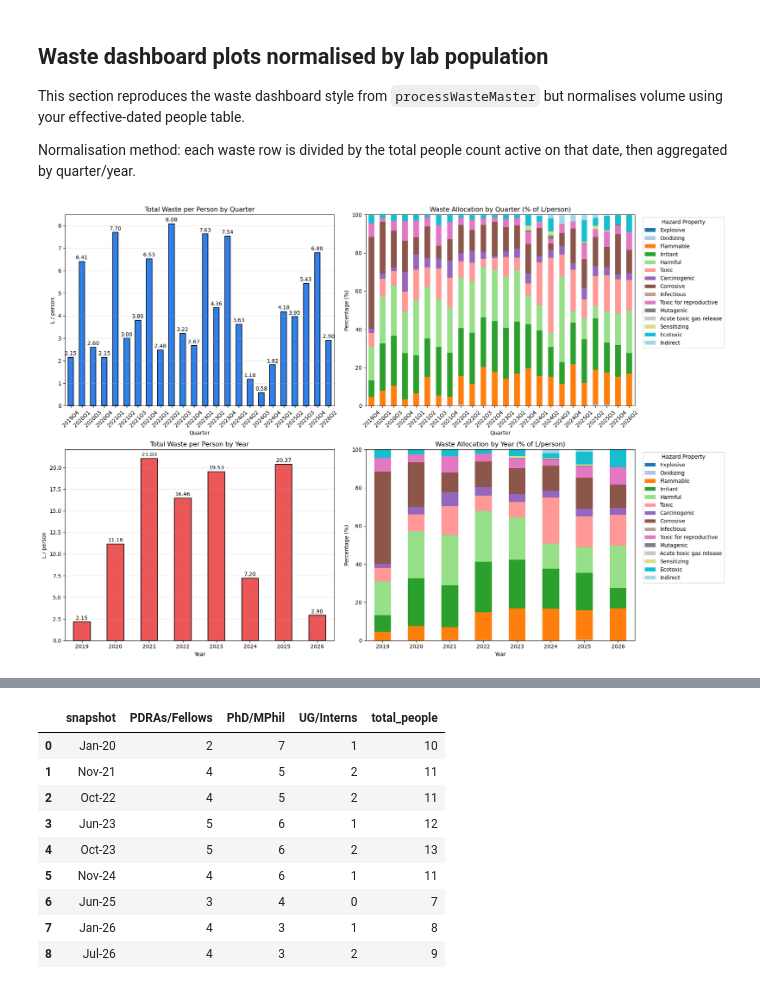
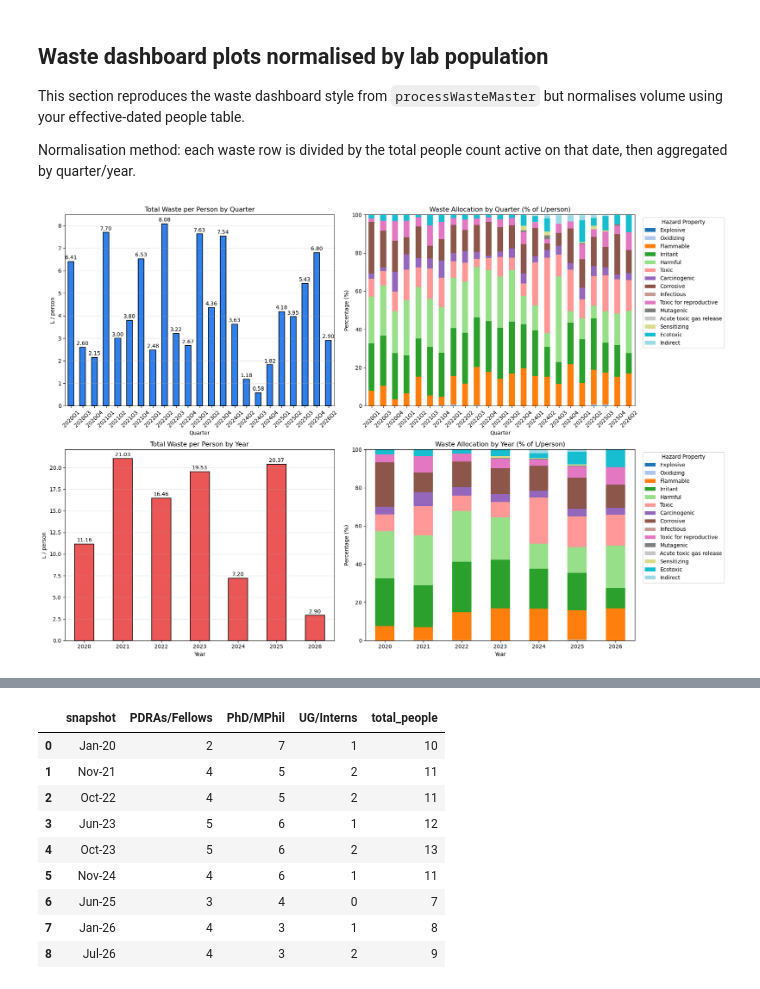
Before and after one commit to Cambridge-PAM/labsense, a Jupyter notebook: Analytics/analytics.ipynb, the cells around one changed output, grey strips where cells are left out. Saved outputs shown, nothing was run; the diff lists cells and outputs as text; code cells hidden in the pictures.

Commit message:
Update waste plots

```diff
--- a/Analytics/analytics.ipynb
+++ b/Analytics/analytics.ipynb
@@ -1026,6 +1026,9 @@ waste["total_people"] = waste["total_people"].fillna(
 )
 if (waste["total_people"] <= 0).any():
     raise ValueError("Headcount must be > 0 for normalisation.")
+
+# Ignore 2019 records entirely for all analyses and outputs.
+waste = waste[waste["Date"] >= pd.Timestamp("2020-01-01")].copy()
 
 waste["Volume(L)_per_person"] = waste["Volume(L)"] / waste["total_people"]
 waste["Quarter"] = waste["Date"].dt.to_period("Q").astype(str)
@@ -1123,33 +1126,120 @@ ax.tick_params(axis="x", rotation=0)
 ax.legend(title="Hazard Property", bbox_to_anchor=(1.02, 1), loc="upper left")
 
 fig.tight_layout()
 
 # Save into the same notebook plot output flow when PLOT_DIR exists.
 plot_base_dir = PLOT_DIR if "PLOT_DIR" in globals() else (repo_root / "plots")
 plot_base_dir.mkdir(parents=True, exist_ok=True)
 out_png = plot_base_dir / "waste_normalised_dashboard.png"
 out_pdf = plot_base_dir / "waste_normalised_dashboard.pdf"
 fig.savefig(out_png, dpi=150, bbox_inches="tight")
 fig.savefig(out_pdf, bbox_inches="tight")
 
+# Save all subplots separately (PNG + PDF).
+saved_subplot_paths = []
+
+fig_q_total, ax_q_total = plt.subplots(figsize=(10, 5))
+total_q.plot(
+    kind="bar", ax=ax_q_total, color="#2f80ed", edgecolor="black", linewidth=1.2
+)
+ax_q_total.set_title("Total Waste per Person by Quarter")
+ax_q_total.set_xlabel("Quarter")
+ax_q_total.set_ylabel("L / person")
+ax_q_total.grid(axis="y", alpha=0.3)
+ax_q_total.tick_params(axis="x", rotation=45)
+for container in ax_q_total.containers:
+    ax_q_total.bar_label(container, fmt="%.2f", padding=2)
+fig_q_total.tight_layout()
+q_total_png = plot_base_dir / "waste_normalised_total_by_quarter.png"
+q_total_pdf = plot_base_dir / "waste_normalised_total_by_quarter.pdf"
+fig_q_total.savefig(q_total_png, dpi=150, bbox_inches="tight")
+fig_q_total.savefig(q_total_pdf, bbox_inches="tight")
+saved_subplot_paths.extend([q_total_png, q_total_pdf])
+plt.close(fig_q_total)
+
+fig_q_alloc, ax_q_alloc = plt.subplots(figsize=(12, 6))
+if present_hps_q:
+    pivot_q_pct[present_hps_q].rename(columns=hp_labels).plot(
+        kind="bar", stacked=True, ax=ax_q_alloc, colormap="tab20"
+    )
+ax_q_alloc.set_title("Waste Allocation by Quarter (% of L/person)")
+ax_q_alloc.set_xlabel("Quarter")
+ax_q_alloc.set_ylabel("Percentage (%)")
+ax_q_alloc.set_ylim(0, 100)
+ax_q_alloc.tick_params(axis="x", rotation=45)
+if present_hps_q:
+    ax_q_alloc.legend(
+        title="Hazard Property", bbox_to_anchor=(1.02, 1), loc="upper left"
+    )
+fig_q_alloc.tight_layout()
+q_alloc_png = plot_base_dir / "waste_normalised_allocation_by_quarter.png"
+q_alloc_pdf = plot_base_dir / "waste_normalised_allocation_by_quarter.pdf"
+fig_q_alloc.savefig(q_alloc_png, dpi=150, bbox_inches="tight")
+fig_q_alloc.savefig(q_alloc_pdf, bbox_inches="tight")
+saved_subplot_paths.extend([q_alloc_png, q_alloc_pdf])
+plt.close(fig_q_alloc)
+
+fig_y_total, ax_y_total = plt.subplots(figsize=(10, 5))
+total_y.plot(
+    kind="bar", ax=ax_y_total, color="#eb5757", edgecolor="black", linewidth=1.2
+)
+ax_y_total.set_title("Total Waste per Person by Year")
+ax_y_total.set_xlabel("Year")
+ax_y_total.set_ylabel("L / person")
+ax_y_total.grid(axis="y", alpha=0.3)
+ax_y_total.tick_params(axis="x", rotation=0)
+for container in ax_y_total.containers:
+    ax_y_total.bar_label(container, fmt="%.2f", padding=2)
+fig_y_total.tight_layout()
+y_total_png = plot_base_dir / "waste_normalised_total_by_year.png"
+y_total_pdf = plot_base_dir / "waste_normalised_total_by_year.pdf"
+fig_y_total.savefig(y_total_png, dpi=150, bbox_inches="tight")
+fig_y_total.savefig(y_total_pdf, bbox_inches="tight")
+saved_subplot_paths.extend([y_total_png, y_total_pdf])
+plt.close(fig_y_total)
+
+fig_y_alloc, ax_y_alloc = plt.subplots(figsize=(10, 6))
+if present_hps_y:
+    pivot_y_pct[present_hps_y].rename(columns=hp_labels).plot(
+        kind="bar", stacked=True, ax=ax_y_alloc, colormap="tab20"
+    )
+ax_y_alloc.set_title("Waste Allocation by Year (% of L/person)")
+ax_y_alloc.set_xlabel("Year")
+ax_y_alloc.set_ylabel("Percentage (%)")
+ax_y_alloc.set_ylim(0, 100)
+ax_y_alloc.tick_params(axis="x", rotation=0)
+if present_hps_y:
+    ax_y_alloc.legend(
+        title="Hazard Property", bbox_to_anchor=(1.02, 1), loc="upper left"
+    )
+fig_y_alloc.tight_layout()
+y_alloc_png = plot_base_dir / "waste_normalised_allocation_by_year.png"
+y_alloc_pdf = plot_base_dir / "waste_normalised_allocation_by_year.pdf"
+fig_y_alloc.savefig(y_alloc_png, dpi=150, bbox_inches="tight")
+fig_y_alloc.savefig(y_alloc_pdf, bbox_inches="tight")
+saved_subplot_paths.extend([y_alloc_png, y_alloc_pdf])
+plt.close(fig_y_alloc)
+
 plt.show()
 print(f"Saved: {out_png}")
 print(f"Saved: {out_pdf}")
+for path in saved_subplot_paths:
+    print(f"Saved subplot: {path}")
 
 display(
     people_timeline[
         [
             "snapshot",
             "PDRAs/Fellows",
             "PhD/MPhil",
             "UG/Interns",
             "total_people",
         ]
     ]
 )
 display(total_q.rename("L_per_person").reset_index().sort_values("Quarter"))
 display(total_y.rename("L_per_person").reset_index().sort_values("Year"))
 # %% [output]
-[figure, old version]
+[figure, new version]
 Saved: c:\Users\fpm-admin\src\labsense\plots\waste_normalised_dashboard.png
 Saved: c:\Users\fpm-admin\src\labsense\plots\waste_normalised_dashboard.pdf
```
Also changed, not shown: parts of 1 cell of this notebook.
